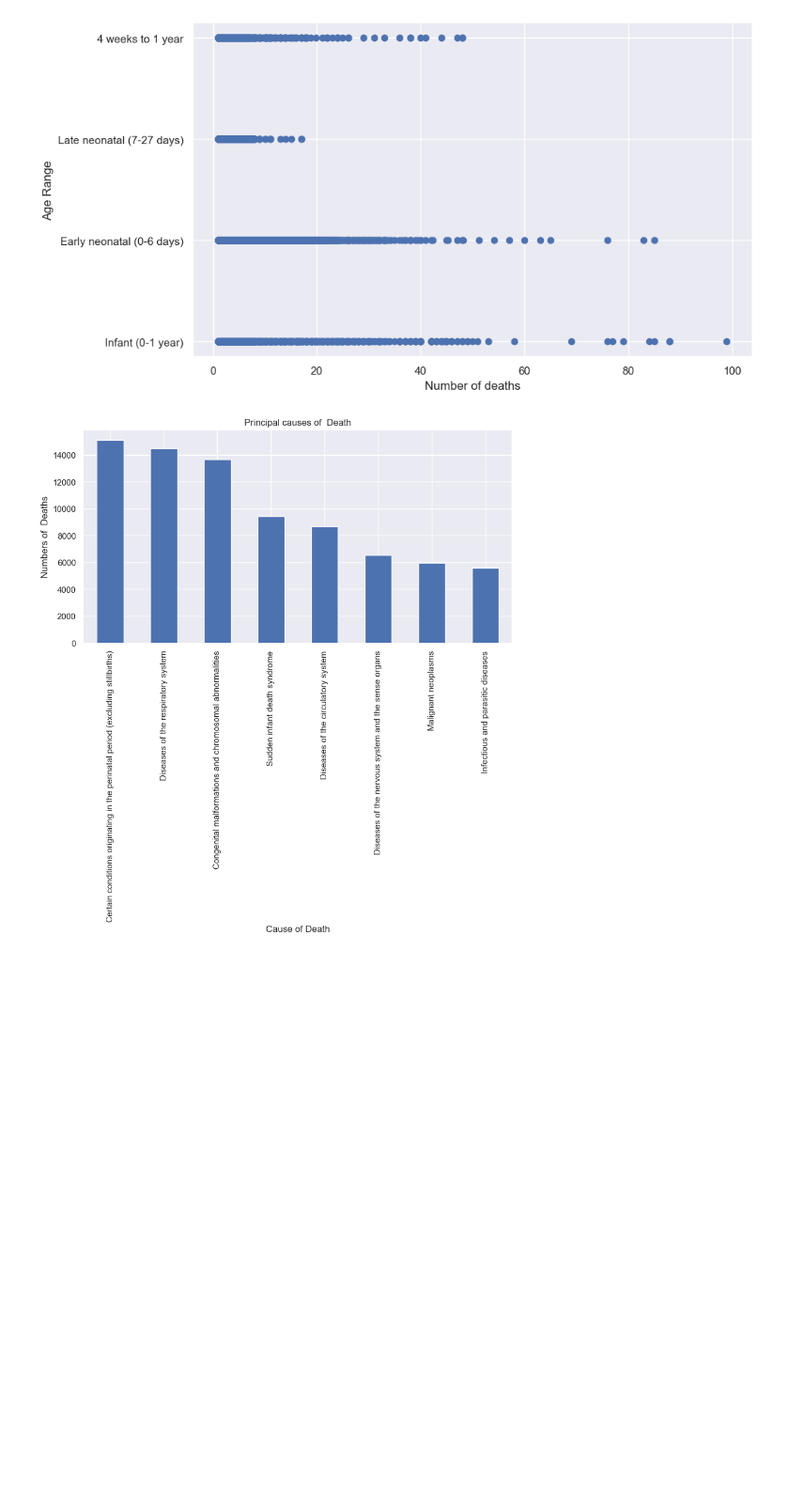
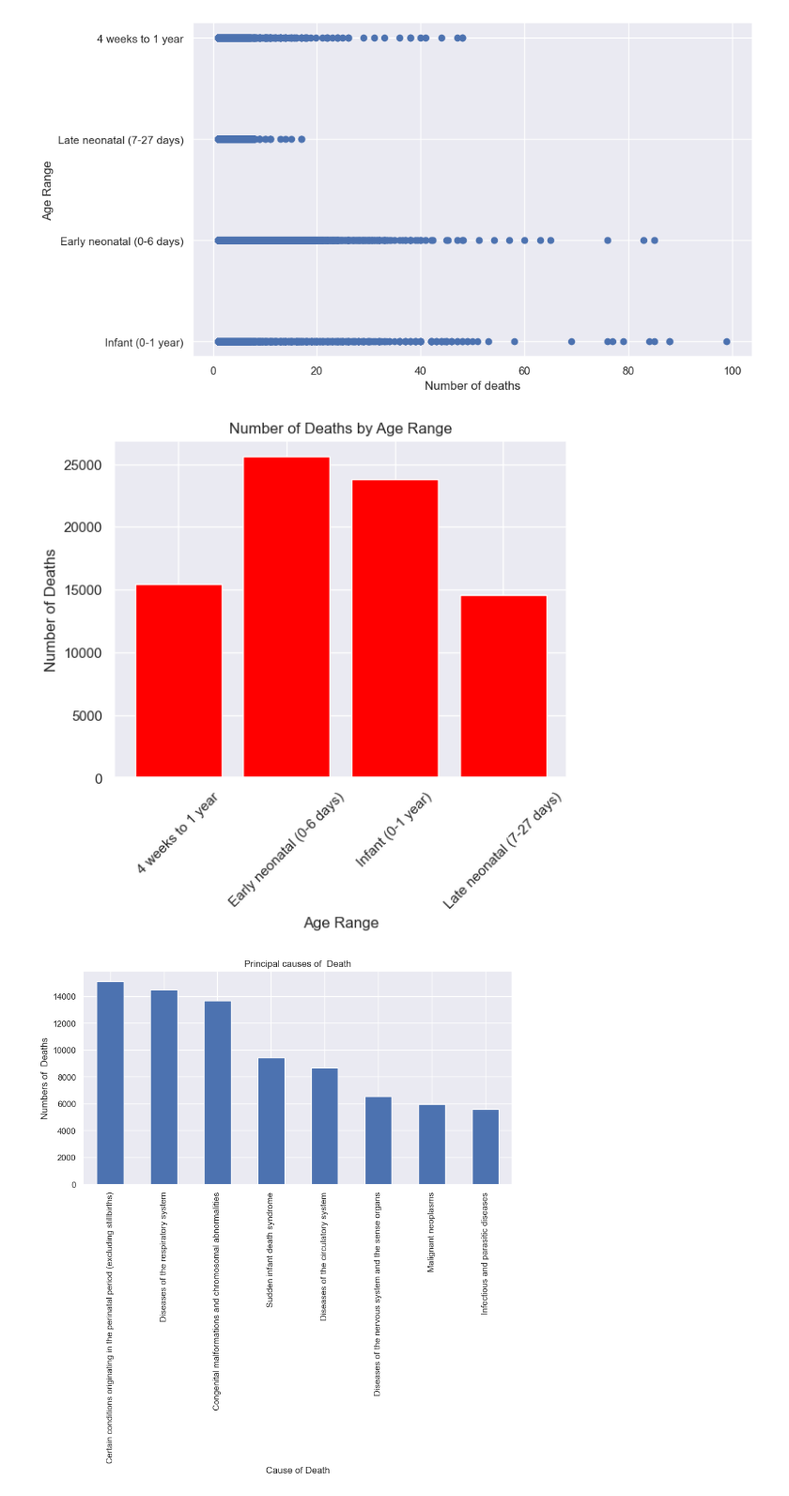
Before and after one commit to Paolacrir/CA1, a Jupyter notebook: Data Preparation and Machine Learning.ipynb, the cells around one changed output. Shown at 94% size. Drawn from its saved outputs; the diff is of its cells as text; code cells hidden in the pictures; blank space fills up the shorter version.

```diff
--- a/Data Preparation and Machine Learning.ipynb
+++ b/Data Preparation and Machine Learning.ipynb
@@ -398,6 +399,19 @@ ax.set_ylabel("Age Range")
 plt.show()
 # %% [output]
 [figure]
+# %%
+# Group by 'Age Range' and calculate the sum of 'VALUE_x' for each group
+age_range = Mortality_rate.groupby('Age Range')['Number'].sum().reset_index()
+
+# Create a bar plot
+plt.bar(age_range['Age Range'], age_range['Number'],  color="red")
+plt.xlabel('Age Range')
+plt.ylabel('Number of Deaths')
+plt.title('Number of Deaths by Age Range')
+plt.xticks(rotation=45)
+plt.show()
+# %% [output]
+[figure, added]
 # %%
 #Plotting a bar plot to check a sort bar graph of the Causes of deaths with more number of deaths.
 top_causes = Mortality_rate.groupby('Principal Cause of Death')['Number'].sum().nlargest(8)
```
Also changed, not shown: parts of 3 cells of this notebook.
